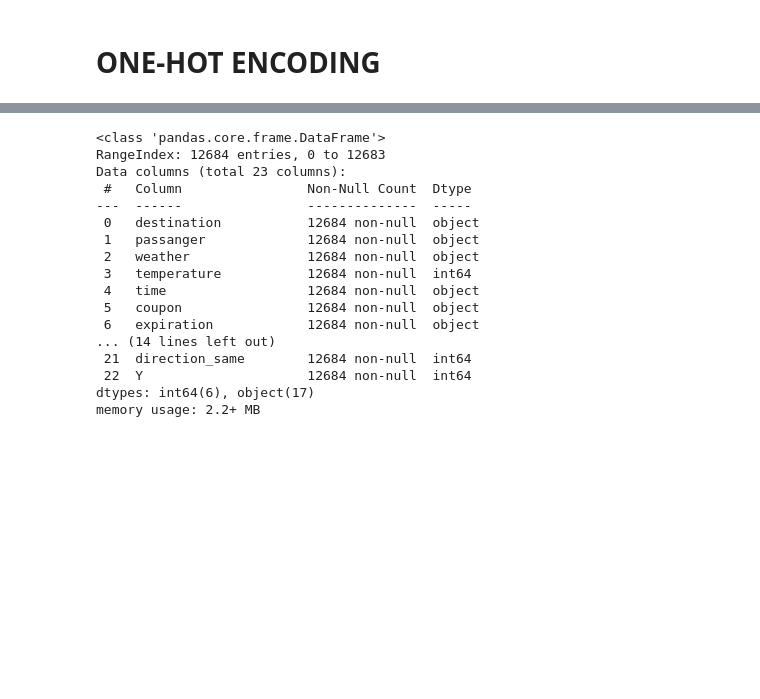
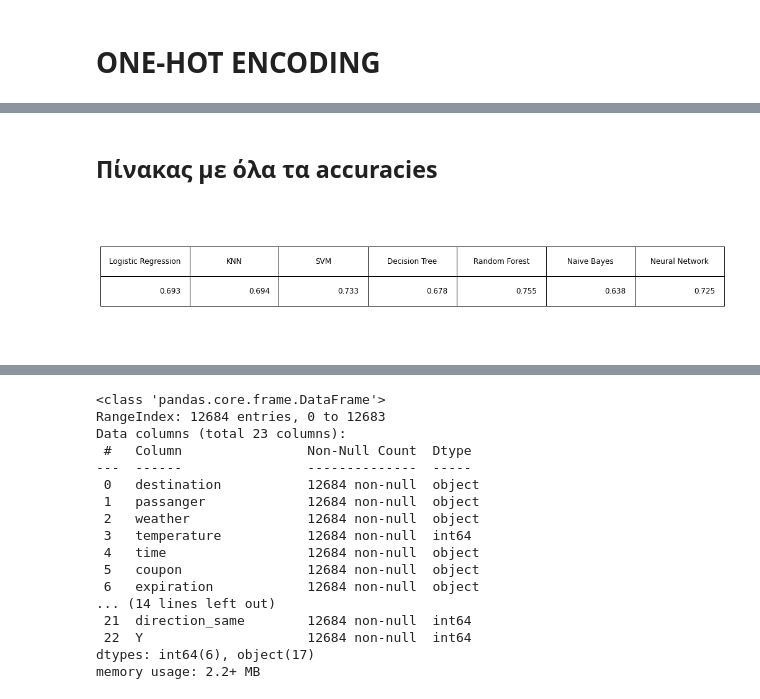
Before and after one commit to Maagnitude/coupon-recommend-models, a Jupyter notebook: coupon_recommend_models.ipynb, the cells around one changed output, grey strips where cells are left out. Drawn from its saved outputs; the diff is of its cells as text; code cells hidden in the pictures; blank space fills up the shorter version.

```diff
--- a/coupon_recommend_models.ipynb
+++ b/coupon_recommend_models.ipynb
@@ -403,3 +430,0 @@ y_pred = classifier.predict(X_test)
-# %%
-knn_accuracy = accuracy_score(y_test, y_pred)
-print(f'Accuracy: {knn_accuracy:.3f}')
@@ -417,6 +482,11 @@ SVC(gamma=0.1, probability=True)
 # %%
-y_pred_SVM = SVM.predict(X_test)
-SVM_accuracy = accuracy_score(y_test, y_pred_SVM)
+bayes_mod =  GaussianNB()
+bayes_mod.fit(X_train, y_train)
 
-print(f'Accuracy: {SVM_accuracy:.3f}')
+# Πρόβλεψη
+y_pred_bayes = bayes_mod.predict(X_test)
+
+bayes_accuracy = accuracy_score(y_test, y_pred_bayes)
+
+print(f'Accuracy: {bayes_accuracy:.3f}')
 # %% [output]
@@ -504,10 +493,0 @@ Accuracy: 0.609
-# %%
-bayes =  GaussianNB()
-bayes.fit(X_train, y_train)
-
-#Predict the response for test dataset
-y_pred_bayes = bayes.predict(X_test)
-
-bayes_accuracy = accuracy_score(y_test, y_pred_bayes)
-
-print(f'Accuracy: {bayes_accuracy:.3f}')
@@ -531,7 +512,7 @@ def NeuralN(X_train, X_test, y_train, y_test):
     metrics=['accuracy']
   )
   model.summary()
-  history = model.fit(X_train, y_train, epochs=30, batch_size = 128)
+  history = model.fit(X_train, y_train, epochs=50, batch_size = 64)
   accuracy = model.evaluate(X_test, y_test)
 
   y_test_c = tf.keras.utils.to_categorical(y_test)
@@ -569,3 +550,23 @@ Accuracy: 0.732
+# %% [markdown]
+## **Πίνακας με όλα τα accuracies**
+# %%
+labels = ['Logistic Regression', 'KNN', 'SVM', 'Decision Tree',
+          'Random Forest', 'Naive Bayes', 'Neural Network']
+
+data = [[log_accuracy, knn_accuracy, SVM_accuracy, DTC_accuracy, rnf_accuracy, bayes_accuracy, nn_accuracy[1]]]
+
+data = np.array(data)
+data = np.round(data, 3)
+fig, ax = plt.subplots()
+table = ax.table(cellText=data, colLabels=labels, loc='center')
+table.set_fontsize(20)
+table.scale(3,4)
+ax.axis('off')
+ax.grid(False)
+
+plt.show()
+# %% [output]
+[figure, added]
 # %%
 def heat_confmatrix (confmatrix):
 
```
Also changed, not shown: parts of 82 cells of this notebook.
